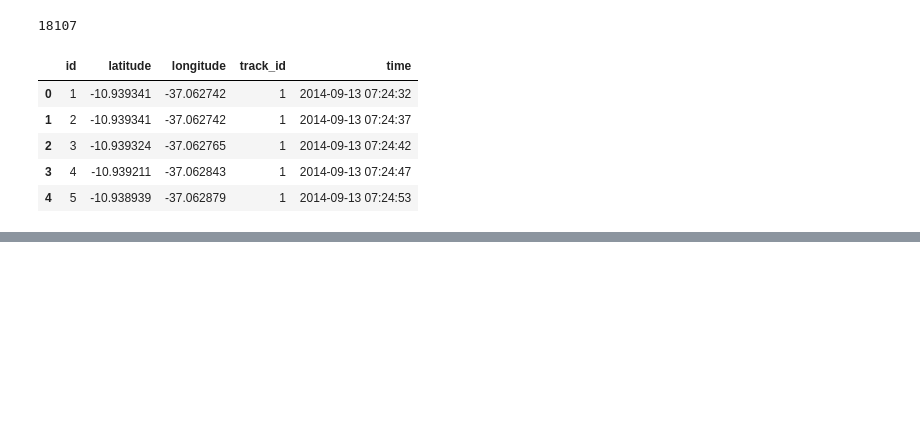
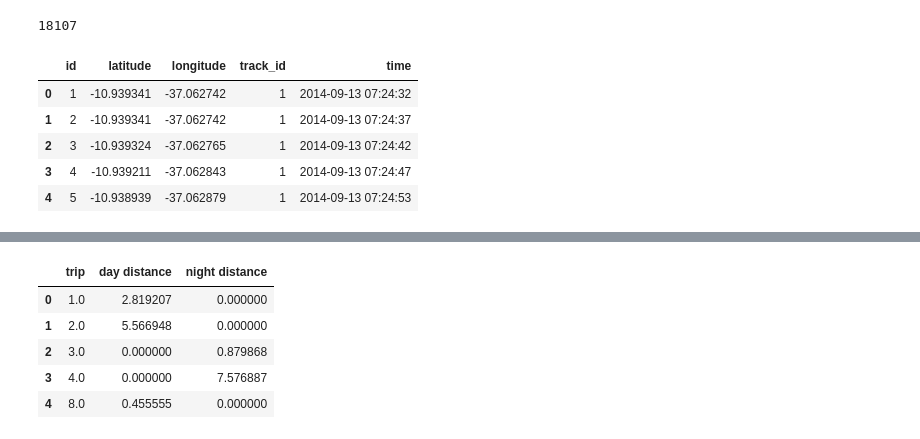
Before and after one commit to anish2197/data-analystics, a Jupyter notebook: Day 5.ipynb, the cells around one changed output, grey strips where cells are left out. Cells and saved outputs as stored; diff of their text form; code cells hidden in the pictures; blank space fills up the shorter version.

```diff
--- a/Day 5.ipynb
+++ b/Day 5.ipynb
@@ -105,0 +118,28 @@ plt.
+# %%
+def find_day_night_dist(trip):
+
+    df_trip = df[df["track_id"]==trip]
+
+    day_dist = 0
+    night_dist = 0
+
+    for i in range(len(df_trip)-1):
+
+        time = parser.parse(df_trip["time"].iloc[i])
+
+        lat1 = df_trip["latitude"].iloc[i]
+        long1 = df_trip["longitude"].iloc[i]
+        lat2 = df_trip["latitude"].iloc[i+1]
+        long2 = df_trip["longitude"].iloc[i+1]
+
+        if day_night(time) == "day":
+
+            dist = find_distance(lat1,long1,lat2,long2)
+            day_dist = day_dist + dist
+
+        if day_night(time) == "night":
+
+            dist = find_distance(lat1,long1,lat2,long2)
+            night_dist = night_dist + dist
+
+    return (day_dist/1000), (night_dist/1000)
@@ -105,0 +158,9 @@ plt.
+# %%
+df_distance.head()
+# %% [output]
+|  | trip | day distance | night distance |
+| 0 | 1.0 | 2.819207 | 0.000000 |
+| 1 | 2.0 | 5.566948 | 0.000000 |
+| 2 | 3.0 | 0.000000 | 0.879868 |
+| 3 | 4.0 | 0.000000 | 7.576887 |
+| 4 | 8.0 | 0.455555 | 0.000000 |
```
Also changed, not shown: parts of 13 cells of this notebook, 1 other file.
